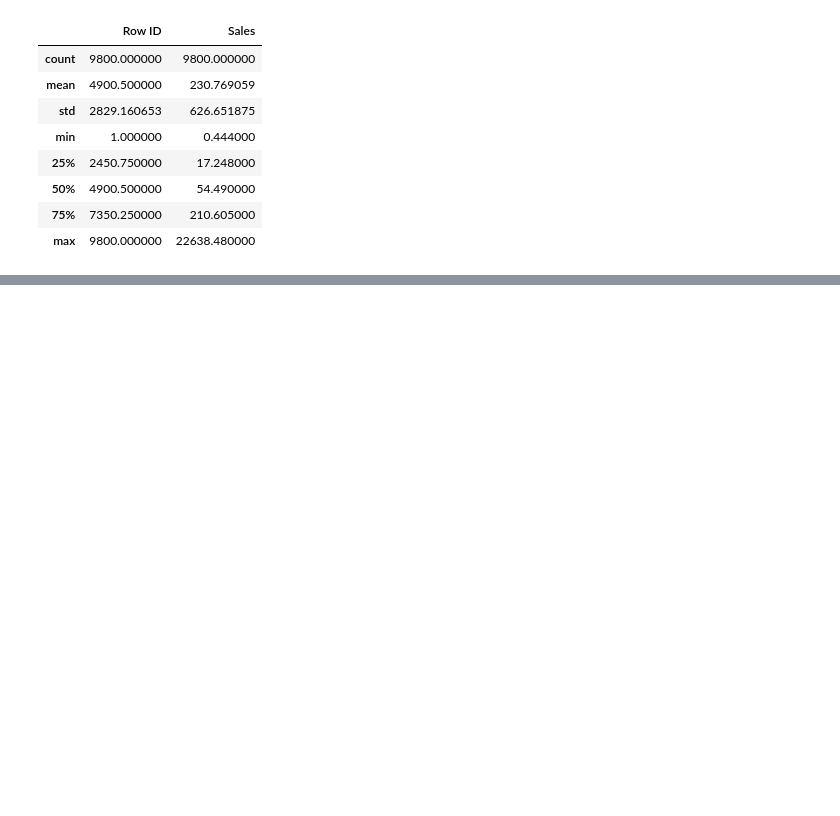
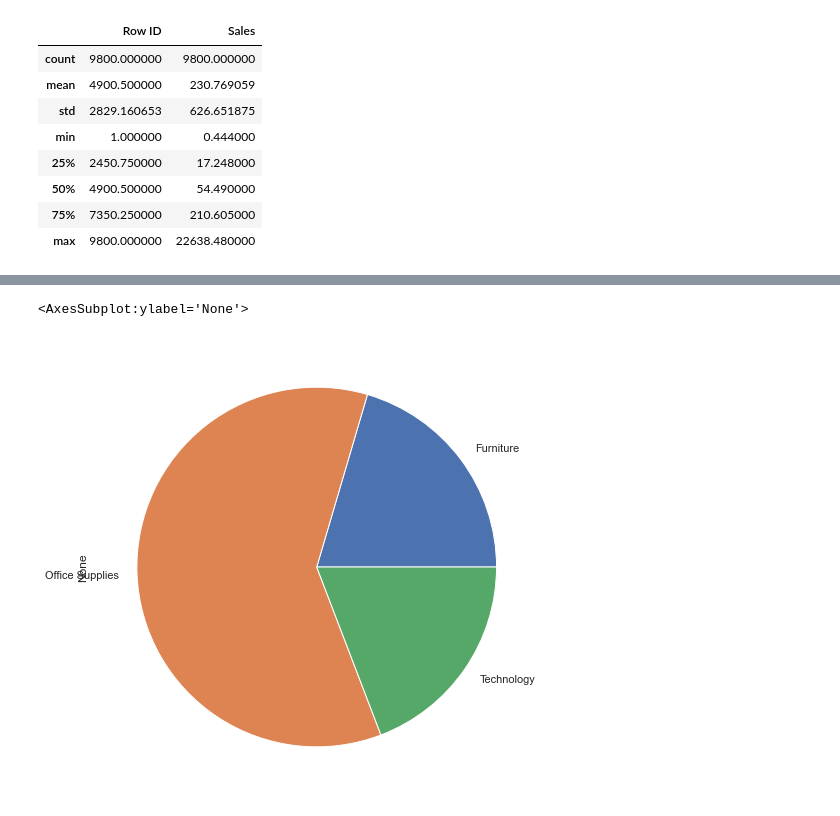
Before and after one commit to data301-2021-winter1/project-group18-project, a Jupyter notebook: notebooks/analysis1.ipynb, the cells around one changed output, grey strips where cells are left out. Saved outputs shown, nothing was run; the diff lists cells and outputs as text; code cells hidden in the pictures; blank space fills up the shorter version.

```diff
--- a/notebooks/analysis1.ipynb
+++ b/notebooks/analysis1.ipynb
@@ -118,0 +144,5 @@ SyntaxError: invalid syntax (Temp/ipykernel_4932/3746659097.py, line 1)
+# %%
+count_series['Home Office'].plot.pie()
+# %% [output]
+<AxesSubplot:ylabel='None'>
+[figure, added]
```
Also changed, not shown: parts of 13 cells of this notebook.
